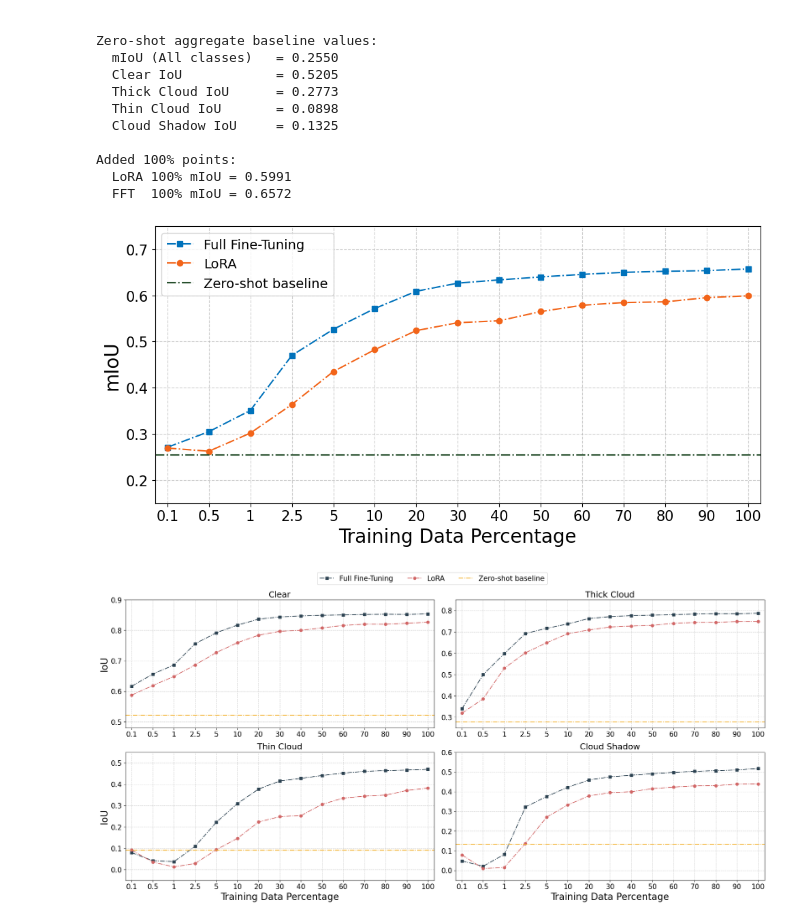
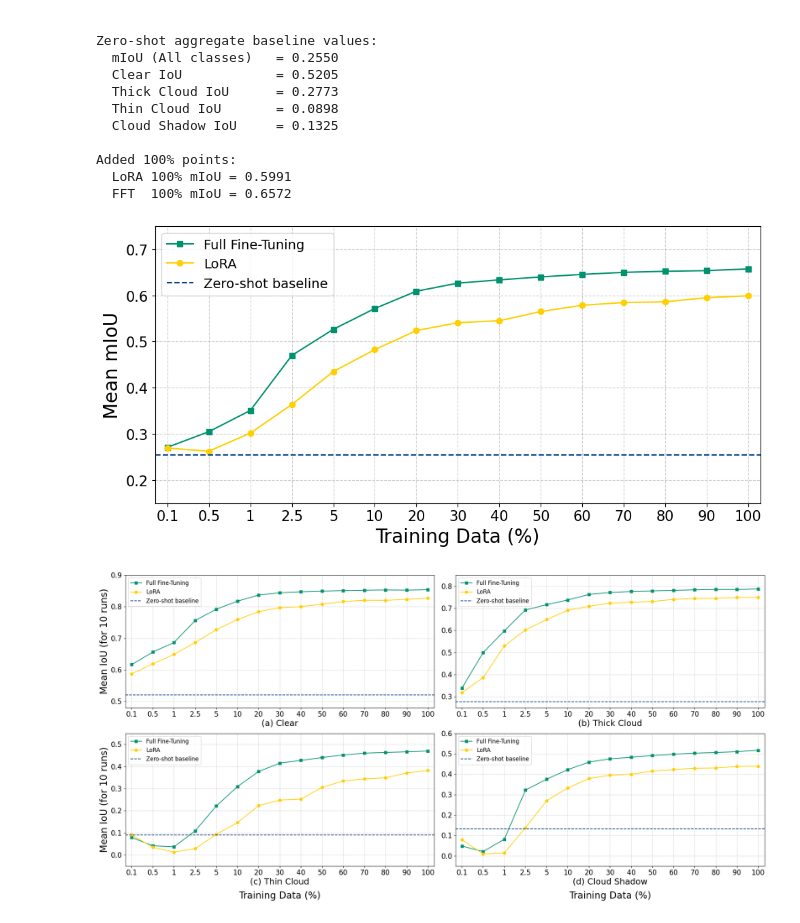
Before and after one commit to uga-gaim/2026_CVPRW_CloudPrompts, a Jupyter notebook: code/notebooks/figures.ipynb, the cells around one changed output. Cells and saved outputs as stored; diff of their text form; code cells hidden in the pictures.

```diff
--- a/code/notebooks/figures.ipynb
+++ b/code/notebooks/figures.ipynb
@@ -446,12 +460,12 @@ x_labels = [f"{v:g}" for v in all_pcts]
 
 plt.figure(figsize=FIGSIZE)
 
-plt.plot(fft_x,  fft_plot["miou_mean"],  marker="s", linestyle="-.", color="#0072bb", label="Full Fine-Tuning")
-plt.plot(lora_x, lora_plot["miou_mean"], marker="o", linestyle="-.", color="#f26419", label="LoRA")
-plt.axhline(y=zs_miou, linestyle="-.", color="#28502e", label=f"Zero-shot baseline")
+plt.plot(fft_x,  fft_plot["miou_mean"],  marker="s", linestyle="-", color="#00916e", label="Full Fine-Tuning")
+plt.plot(lora_x, lora_plot["miou_mean"], marker="o", linestyle="-", color="#ffcf00", label="LoRA")
+plt.axhline(y=zs_miou, linestyle="--", color="#044389", label=f"Zero-shot baseline")
 
-plt.xlabel("Training Data Percentage", fontsize=20)
-plt.ylabel("mIoU", fontsize=20)
+plt.xlabel("Training Data (%)", fontsize=20)
+plt.ylabel("Mean mIoU", fontsize=20)
 
 plt.xticks(x_pos, x_labels, fontsize=15)
 plt.xlim(-0.3, len(all_pcts) - 0.7)
@@ -466,7 +480,7 @@ plt.legend(fontsize=14)
 plt.tight_layout()
 plt.show()
 # %% [output]
-[figure, old version]
+[figure, new version]
 # %%
 from matplotlib.ticker import MultipleLocator
 
@@ -483,10 +497,10 @@ FIGSIZE = (20, 10)
 
 
 CLASS_METRICS = [
-    ("Clear",        "iou_clear_mean",        "iou_clear"),
-    ("Thick Cloud",  "iou_thick_cloud_mean",  "iou_thick_cloud"),
-    ("Thin Cloud",   "iou_thin_cloud_mean",   "iou_thin_cloud"),
-    ("Cloud Shadow", "iou_cloud_shadow_mean", "iou_cloud_shadow"),
+    ("(a) Clear",        "iou_clear_mean",        "iou_clear"),
+    ("(b) Thick Cloud",  "iou_thick_cloud_mean",  "iou_thick_cloud"),
+    ("(c) Thin Cloud",   "iou_thin_cloud_mean",   "iou_thin_cloud"),
+    ("(d) Cloud Shadow", "iou_cloud_shadow_mean", "iou_cloud_shadow"),
 ]
 
 lora_plot = lora_df.copy()
@@ -530,50 +544,56 @@ for i, (ax, (title, metric_col, zs_col)) in enumerate(zip(axes, CLASS_METRICS)):
 
     ax.plot(
         fft_x, fft_m[metric_col],
-        marker="s", linestyle="-.", color="#2c4251", label="Full Fine-Tuning"
+        marker="s", linestyle="-", color="#00916e", label="Full Fine-Tuning"
     )
     ax.plot(
         lora_x, lora_m[metric_col],
-        marker="o", linestyle="-.", color="#d16666", label="LoRA"
+        marker="o", linestyle="-", color="#ffcf00", label="LoRA"
     )
     ax.axhline(
-        y=zs_val, linestyle="-.", color="#f2af29", label="Zero-shot baseline"
+        y=zs_val, linestyle="--", color="#044389", label="Zero-shot baseline"
     )
 
-    ax.set_title(title, fontsize=18)
+    ax.annotate(
+        title,
+        xy=(0.5, -0.15),
+        xycoords="axes fraction",
+        ha="center",
+        va="bottom",
+        fontsize=18,
+        annotation_clip=False
+    )
 
     if row == 1:
-        ax.set_xlabel("Training Data Percentage", fontsize=20)
+        ax.set_xlabel("Training Data (%)", fontsize=20, labelpad=32)
     else:
         ax.set_xlabel("")
 
     if col == 0:
-        ax.set_ylabel("IoU", fontsize=20)
+        ax.set_ylabel("Mean IoU (for 10 runs)", fontsize=20)
     else:
         ax.set_ylabel("")
 
     ax.set_xticks(x_pos, x_labels)
     ax.set_xlim(-0.3, len(all_pcts) - 0.7)
 
     if metric_col in Y_LIMS:
         ax.set_ylim(Y_LIMS[metric_col])
     elif Y_LIM_ALL is not None:
         ax.set_ylim(Y_LIM_ALL)
 
     ax.yaxis.set_major_locator(MultipleLocator(0.1))
 
     ax.tick_params(axis="x", labelsize=15)
     ax.tick_params(axis="y", labelsize=15)
+    ax.legend(loc="best", fontsize=12, frameon=True)
     ax.grid(True, linestyle="--", alpha=0.6)
 
-handles, labels = axes[0].get_legend_handles_labels()
-fig.legend(handles, labels, loc="upper center", ncol=3, fontsize=15, frameon=True)
 
-
-plt.tight_layout(rect=[0, 0, 1, 0.95])
+plt.tight_layout()
 plt.show()
 # %% [output]
-[figure, old version]
+[figure, new version]
 # %%
 KEEP_PCTS = None
 Y_LIM = (-7.5, 37.5)
```
Also changed, not shown: parts of 3 cells of this notebook, 5 other files.
